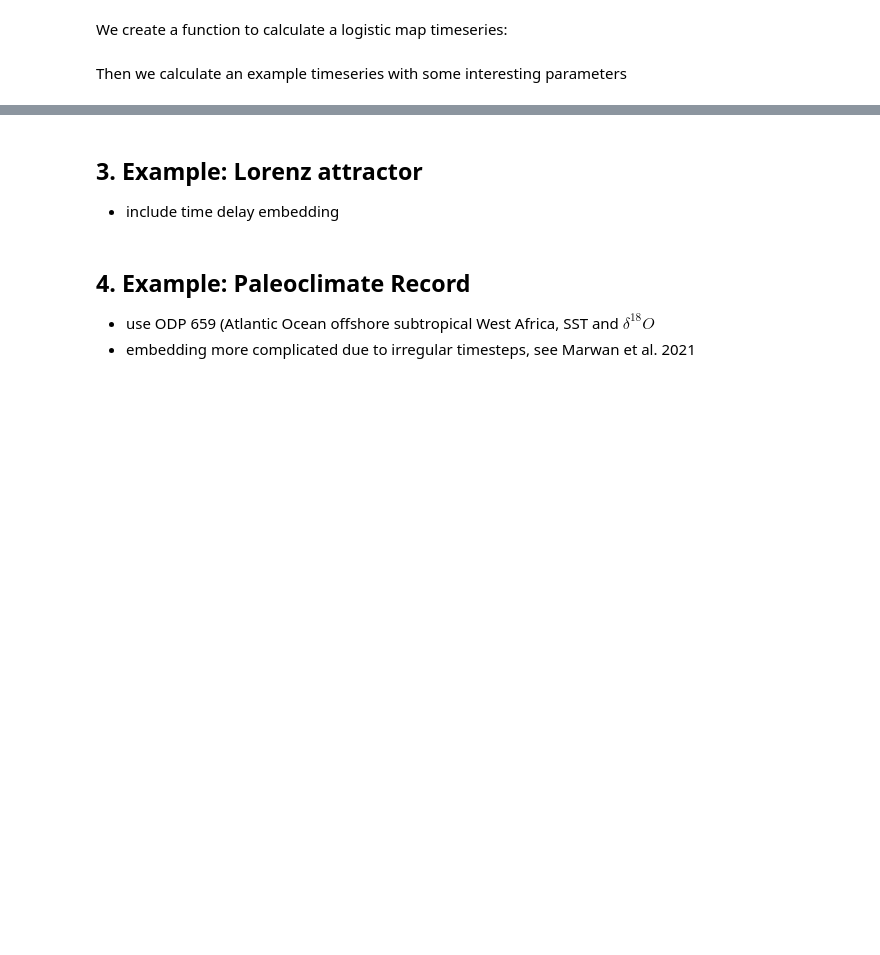
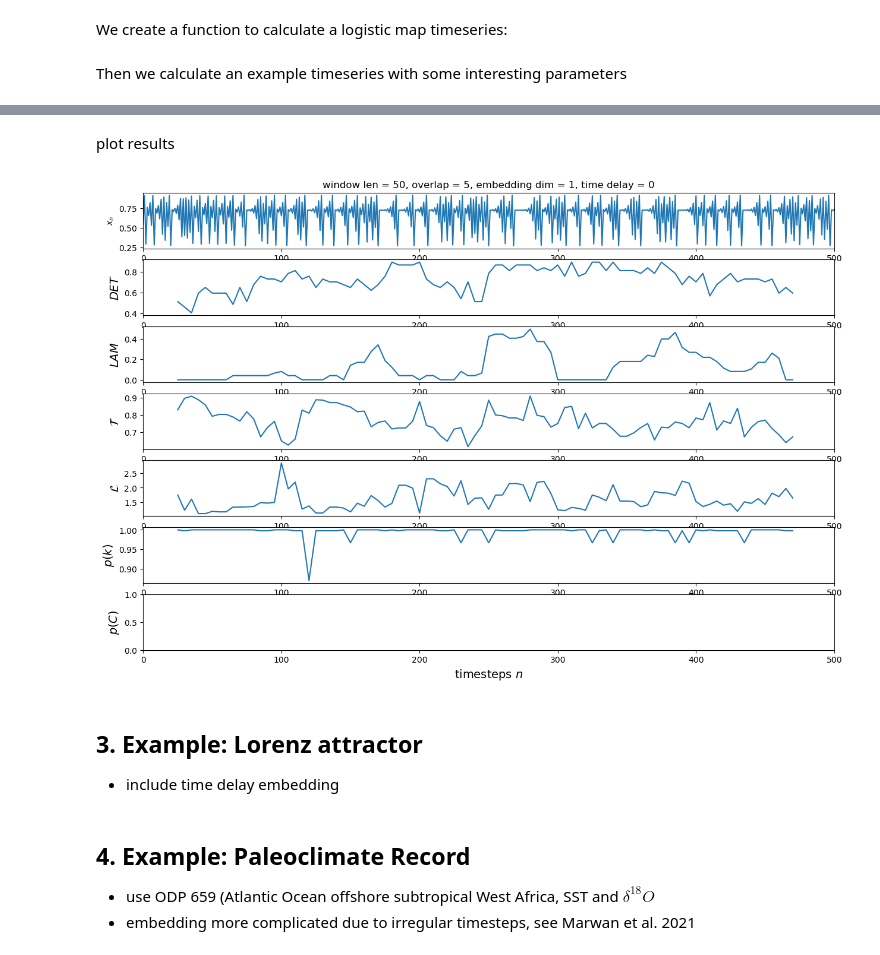
Before and after one commit to fkuehlein/pyunicorn, a Jupyter notebook: notebooks/tutorial_SlidingWindow.ipynb, the cells around one changed output, grey strips where cells are left out. Cells and saved outputs as stored; diff of their text form; code cells hidden in the pictures; blank space fills up the shorter version.

```diff
--- a/notebooks/tutorial_SlidingWindow.ipynb
+++ b/notebooks/tutorial_SlidingWindow.ipynb
@@ -170,3 +179,60 @@ for i in win:
+# %% [markdown]
+plot results
+# %%
+plt.figure(num=None, figsize=(15, 10), dpi=100, facecolor='w', edgecolor='k')
+plt.subplot2grid((7,1), (0,0))
+plt.plot(x)
+plt.ylabel('$x_n$')
+plt.title('window len = ' + str(win_size) + ', overlap = ' + str(overlap)+', embedding dim = ' + str(d) + ', time delay = ' + str(t))
+plt.xlim(min_t,max_t)
+
+plt.subplot2grid((7,1), (1,0))
+plt.plot(w, DET)
+#plt.axhspan(left[5], right[5], facecolor='g', alpha=0.5)
+#plt.fill_between(results[:,0], left[5], results[:,5], where=results[:,5]<=left[5], facecolor='green', interpolate=True)
+#plt.fill_between(results[:,0], right[5], results[:,5], where=results[:,5]>=right[5], facecolor='green', interpolate=True)
+plt.xlim(min_t,max_t)
+plt.ylabel('$DET$',fontsize=14)
+
+
+plt.subplot2grid((7,1), (2,0))
+plt.plot(w, LAM)
+#plt.axhspan(left[6], right[6], facecolor='g', alpha=0.5)
+#plt.fill_between(results[:,0], left[6], results[:,6], where=results[:,6]<=left[6], facecolor='green', interpolate=True)
+#plt.fill_between(results[:,0], right[6], results[:,6], where=results[:,6]>=right[6], facecolor='green', interpolate=True)
+plt.xlim(min_t,max_t)
+plt.ylabel('$LAM$',fontsize=14)
+
+plt.subplot2grid((7,1), (3,0))
+plt.plot(w, T)
+#plt.axhspan(left[4], right[4], facecolor='g', alpha=0.5)
+#plt.fill_between(results[:,0], left[4], results[:,4], where=results[:,4]<=left[4], facecolor='green', interpolate=True)
+#plt.fill_between(results[:,0], right[4], results[:,4], where=results[:,4]>=right[4], facecolor='green', interpolate=True)
+plt.xlim(min_t,max_t)
+plt.ylabel('$\mathcal{T}$',fontsize=14)
+
+plt.subplot2grid((7,1), (4,0))
+plt.plot(w, L)
+#plt.axhspan(left[7], right[7], facecolor='g', alpha=0.5)
+#plt.fill_between(results[:,0], left[7], results[:,7], where=results[:,7]<=left[7], facecolor='green', interpolate=True)
+#plt.fill_between(results[:,0], right[7], results[:,7], where=results[:,7]>=right[7], facecolor='green', interpolate=True)
+plt.xlim(min_t,max_t)
+plt.ylabel('$\mathcal{L}$',fontsize=14)
+
+plt.subplot2grid((7,1), (5,0))
+plt.plot(w, p_k)
+plt.xlim(min_t,max_t)
+plt.ylabel('$p(k)$',fontsize=14)
+
+plt.subplot2grid((7,1), (6,0))
+#plt.plot(w, p_C)
+plt.xlim(min_t,max_t)
+plt.ylabel('$p(C)$',fontsize=14)
+
+
+plt.xlabel('timesteps $n$',fontsize=14);
+# %% [output]
+[figure, added]
 # %% [markdown]
 ## 3. Example: Lorenz attractor
 - include time delay embedding
```
Also changed, not shown: parts of 8 cells of this notebook.
